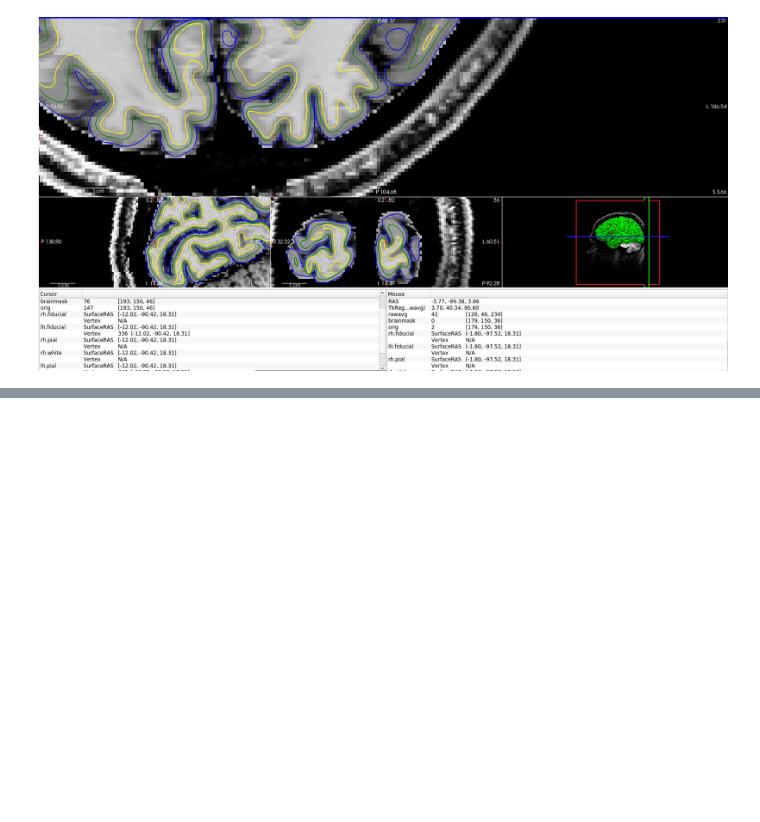
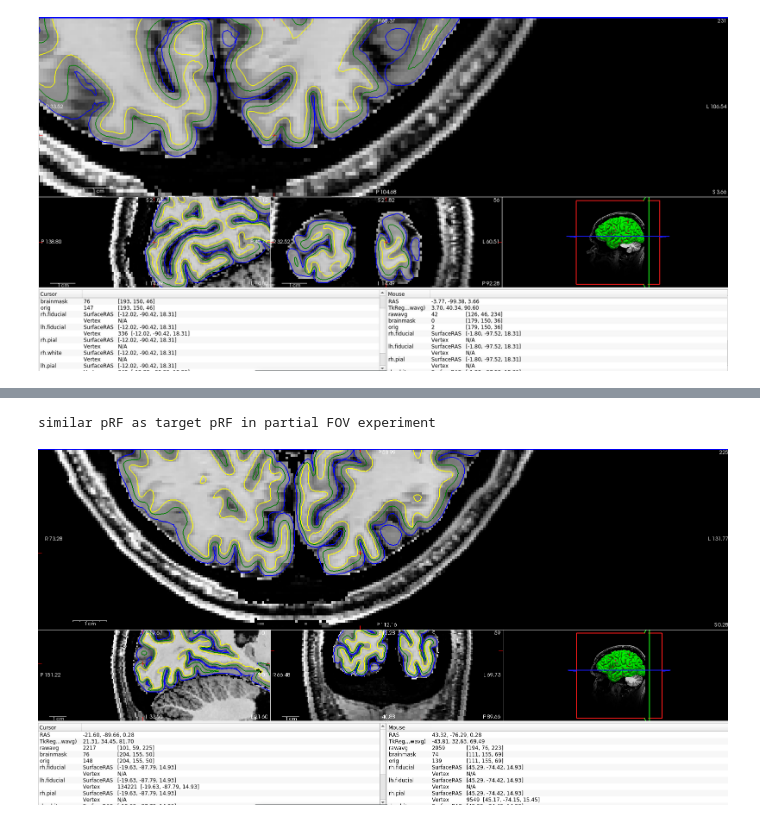
Before and after one commit to spinoza-centre/pRFline, a Jupyter notebook: notebooks/prf_partialfov.ipynb, the cells around one changed output, grey strips where cells are left out. Cells and saved outputs as stored; diff of their text form; code cells hidden in the pictures; blank space fills up the shorter version.

```diff
--- a/notebooks/prf_partialfov.ipynb
+++ b/notebooks/prf_partialfov.ipynb
@@ -253,0 +299,6 @@ pRF location in partial FOV experiment
+# %%
+print("similar pRF as target pRF in partial FOV experiment")
+Image(filename="imgs/134221.png")
+# %% [output]
+similar pRF as target pRF in partial FOV experiment
+[figure, added]
```
Also changed, not shown: parts of 11 cells of this notebook.
